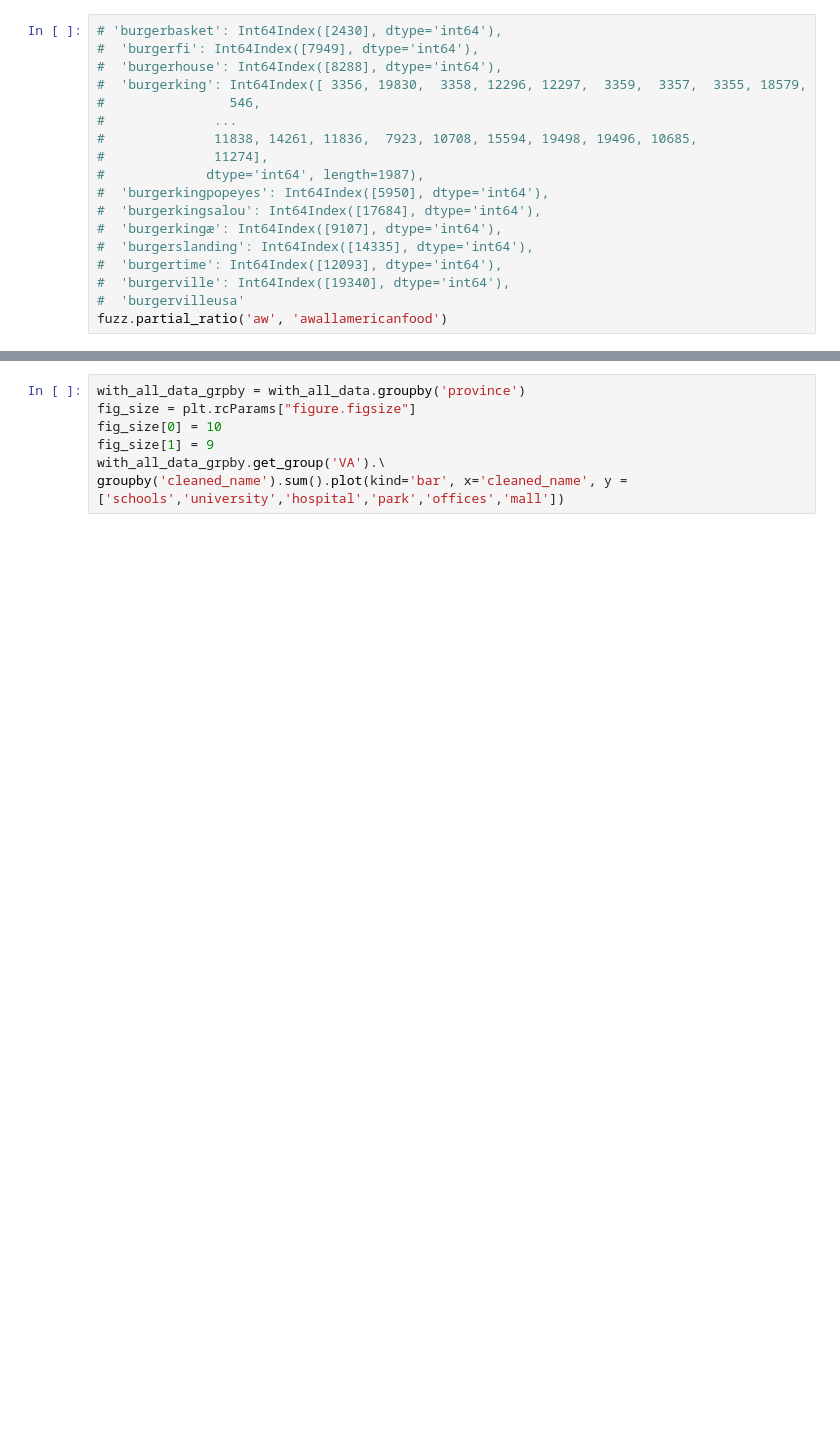
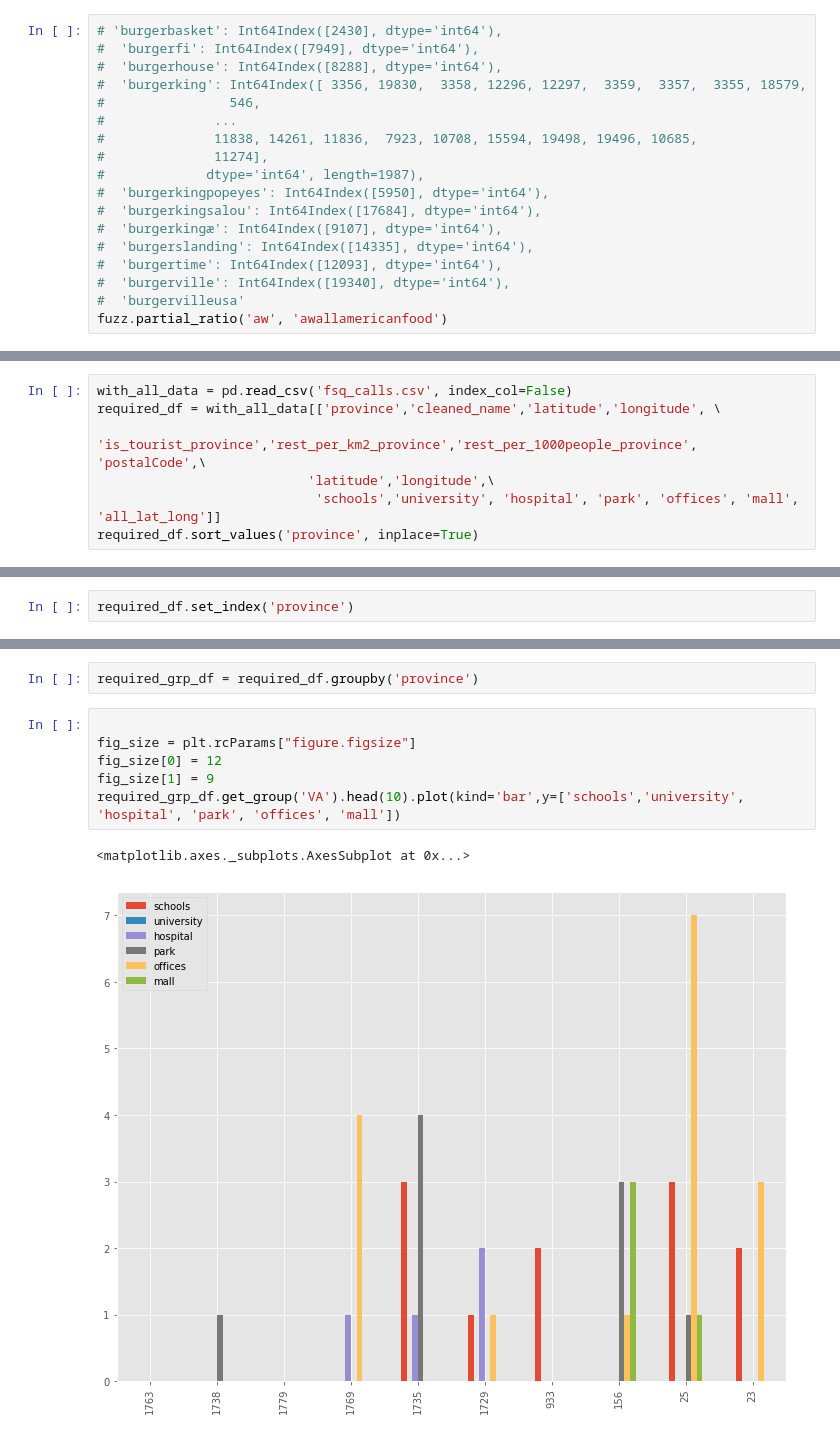
Before and after one commit to dhruvip/Coursera_Capstone, a Jupyter notebook: Untitled.ipynb, the cells around one changed output, grey strips where cells are left out. Saved outputs shown, nothing was run; the diff lists cells and outputs as text; blank space fills up the shorter version.

Commit message:
full data

```diff
--- a/Untitled.ipynb
+++ b/Untitled.ipynb
@@ -478,0 +391,7 @@ with_all_data = pd.read_csv('fsq_calls.csv')
+# %%
+with_all_data = pd.read_csv('fsq_calls.csv', index_col=False)
+required_df = with_all_data[['province','cleaned_name','latitude','longitude', \
+                            'is_tourist_province','rest_per_km2_province','rest_per_1000people_province', 'postalCode',\
+                           'latitude','longitude',\
+                            'schools','university', 'hospital', 'park', 'offices', 'mall', 'all_lat_long']]
+required_df.sort_values('province', inplace=True)
@@ -478,0 +403,2 @@ with_all_data = pd.read_csv('fsq_calls.csv')
+# %%
+required_df.set_index('province')
@@ -479,7 +425,11 @@ with_all_data = pd.read_csv('fsq_calls.csv')
+# %%
+required_grp_df = required_df.groupby('province')
 # %%
-with_all_data_grpby = with_all_data.groupby('province')
+
 fig_size = plt.rcParams["figure.figsize"]
-fig_size[0] = 10
+fig_size[0] = 12
 fig_size[1] = 9
-with_all_data_grpby.get_group('VA').\
-groupby('cleaned_name').sum().plot(kind='bar', x='cleaned_name', y = ['schools','university','hospital','park','offices','mall'])
+required_grp_df.get_group('VA').head(10).plot(kind='bar',y=['schools','university', 'hospital', 'park', 'offices', 'mall'])
+# %% [output]
+<matplotlib.axes._subplots.AxesSubplot at 0x...>
+[figure, added]
```
Also changed, not shown: parts of 17 cells of this notebook, 1 other file.
